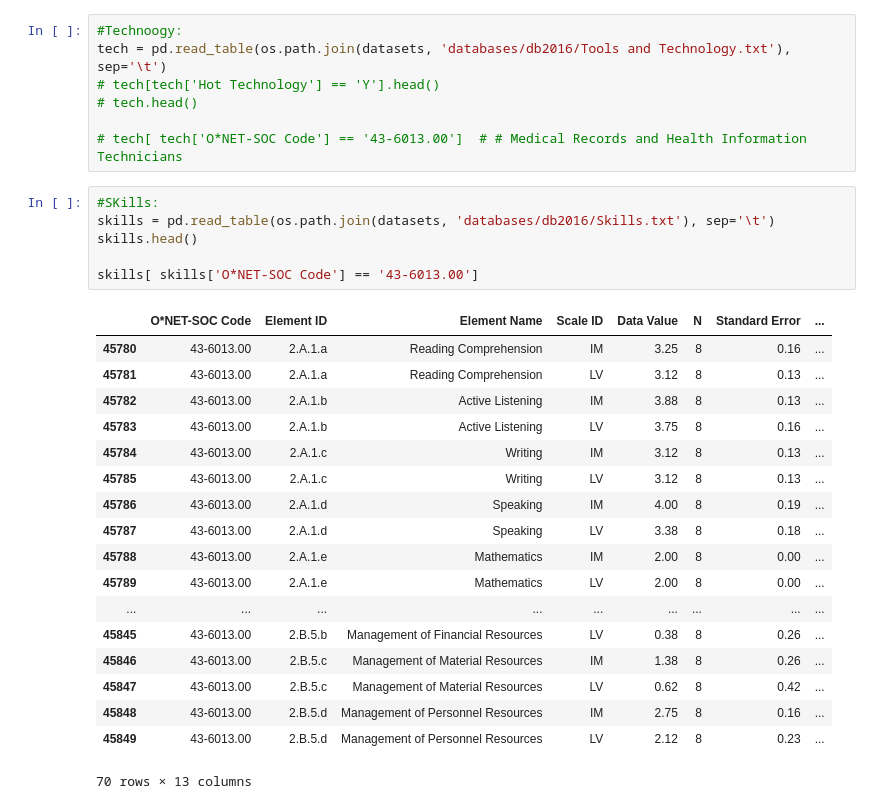
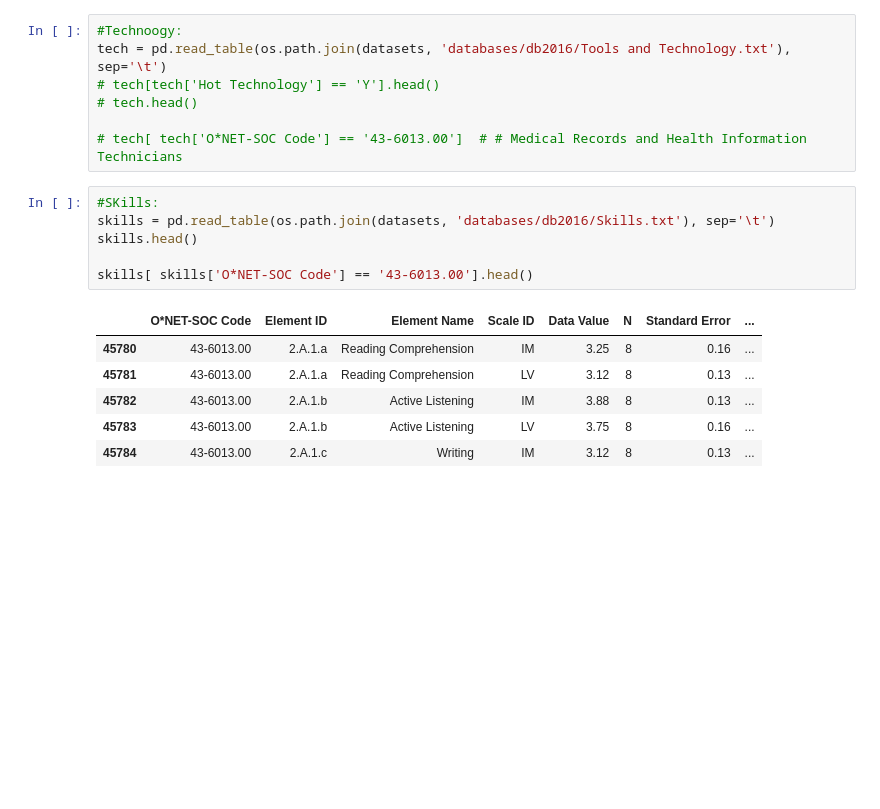
Before and after one commit to PDuckworth/FutureOf, a Jupyter notebook: FutureOfHealthcare/variable_investigation.ipynb, the cells around one changed output. Cells and saved outputs as stored; diff of their text form; blank space fills up the shorter version.

Commit message:
occupation-task-skill investigations

```diff
--- a/FutureOfHealthcare/variable_investigation.ipynb
+++ b/FutureOfHealthcare/variable_investigation.ipynb
@@ -231,26 +219,14 @@ tech = pd.read_table(os.path.join(datasets, 'databases/db2016/Tools and Technolo
 # %%
 #SKills:
 skills = pd.read_table(os.path.join(datasets, 'databases/db2016/Skills.txt'), sep='\t')
 skills.head()
 
-skills[ skills['O*NET-SOC Code'] == '43-6013.00']
+skills[ skills['O*NET-SOC Code'] == '43-6013.00'].head()
 # %% [output]
 |  | O*NET-SOC Code | Element ID | Element Name | Scale ID | Data Value | N | Standard Error | ... |
 | 45780 | 43-6013.00 | 2.A.1.a | Reading Comprehension | IM | 3.25 | 8 | 0.16 | ... |
 | 45781 | 43-6013.00 | 2.A.1.a | Reading Comprehension | LV | 3.12 | 8 | 0.13 | ... |
 | 45782 | 43-6013.00 | 2.A.1.b | Active Listening | IM | 3.88 | 8 | 0.13 | ... |
 | 45783 | 43-6013.00 | 2.A.1.b | Active Listening | LV | 3.75 | 8 | 0.16 | ... |
 | 45784 | 43-6013.00 | 2.A.1.c | Writing | IM | 3.12 | 8 | 0.13 | ... |
-| 45785 | 43-6013.00 | 2.A.1.c | Writing | LV | 3.12 | 8 | 0.13 | ... |
-| 45786 | 43-6013.00 | 2.A.1.d | Speaking | IM | 4.00 | 8 | 0.19 | ... |
-| 45787 | 43-6013.00 | 2.A.1.d | Speaking | LV | 3.38 | 8 | 0.18 | ... |
-| 45788 | 43-6013.00 | 2.A.1.e | Mathematics | IM | 2.00 | 8 | 0.00 | ... |
-| 45789 | 43-6013.00 | 2.A.1.e | Mathematics | LV | 2.00 | 8 | 0.00 | ... |
-| ... | ... | ... | ... | ... | ... | ... | ... | ... |
-| 45845 | 43-6013.00 | 2.B.5.b | Management of Financial Resources | LV | 0.38 | 8 | 0.26 | ... |
-| 45846 | 43-6013.00 | 2.B.5.c | Management of Material Resources | IM | 1.38 | 8 | 0.26 | ... |
-| 45847 | 43-6013.00 | 2.B.5.c | Management of Material Resources | LV | 0.62 | 8 | 0.42 | ... |
-| 45848 | 43-6013.00 | 2.B.5.d | Management of Personnel Resources | IM | 2.75 | 8 | 0.16 | ... |
-| 45849 | 43-6013.00 | 2.B.5.d | Management of Personnel Resources | LV | 2.12 | 8 | 0.23 | ... |
-70 rows × 13 columns
 # %%
```
Also changed, not shown: parts of 4 cells of this notebook.
